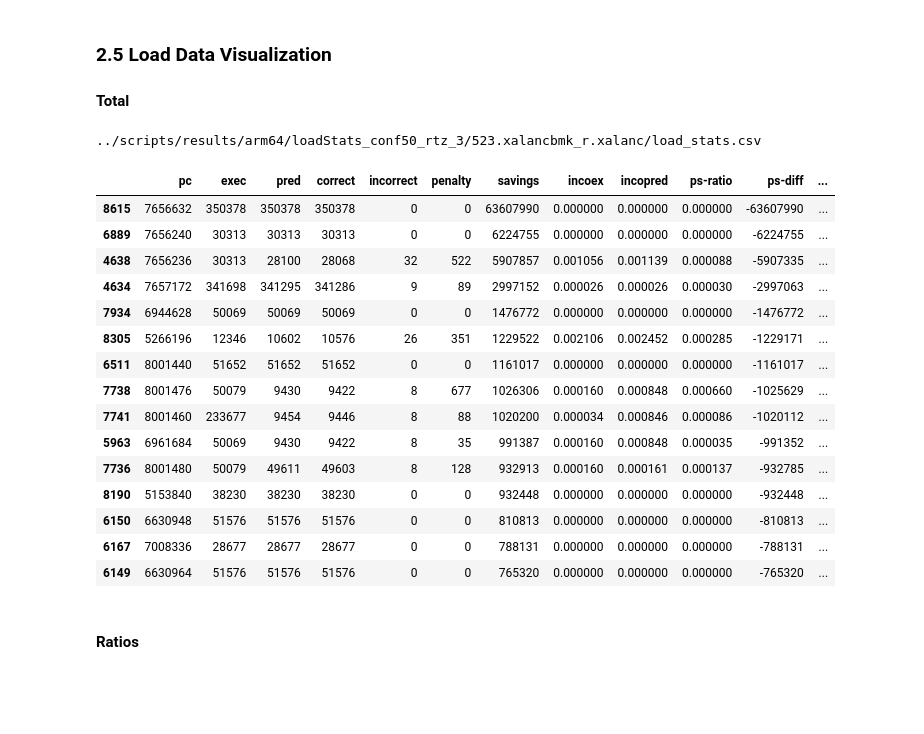
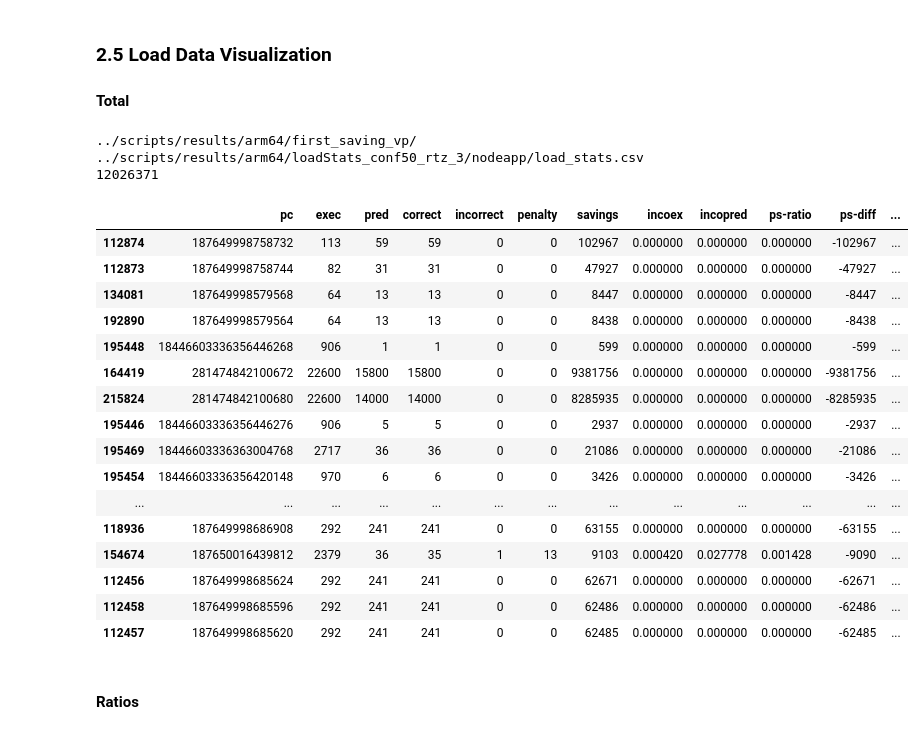
Before and after one commit to g4mjak/gem5-svr-bench-scripts, a Jupyter notebook: script_svr-bench/script_plot.ipynb, the cells around one changed output. Cells and saved outputs as stored; diff of their text form; code cells hidden in the pictures; blank space fills up the shorter version.

Commit message:
Update scripts: Savings Predictor etc.

```diff
--- a/script_svr-bench/script_plot.ipynb
+++ b/script_svr-bench/script_plot.ipynb
@@ -12,15 +12,16 @@ import plotly as pl
 import plotly.graph_objects as go
 import plotly.io as pio
 import plotly.express as px
-import altair as alt
 import ast
 
-#---Data---#
 #---Data---#
 BMS = ["nodeapp","mediawiki","compression","dacapo-spring","dacapo-luindex","dacapo-lusearch","renaissance-http","renaissance-chirper",
        "502.gcc_r.gcc-pp.opts-O3_-finline-limit_36000","505.mcf_r.inp","523.xalancbmk_r.xalanc","531.deepsjeng_r.ref","541.leela_r.ref"]
 
 CONF = [2,4,6,8,12,16,24,32,40,50,60,75,100,125,150,175,200]
+SAVE = [2,3,4,5,6,7,8,9,10,11,12,13,14,15,16,17,18,19,20,21,22,23,24,25,30,40,50,75,100]
+ALPHA = [0.05,0.1,0.2,0.3,0.4]
+
 
 STATS_PREFIX = {
     "multicore": "board.processor.cores1.core.",
@@ -51,8 +52,10 @@ data = {
     "min-confidence" : 2,
     "max-confidence" : 31,
     "confidence" : CONF,
+    "save" : SAVE,
+    "alpha" : ALPHA,
     "bms" : BMS,
-    "experiment" : "noStride_newConf_delay8_rtz",
+    "experiment" : "first_saving_vp",
     "stats" : STATS,
     "stats_prefix" : STATS_PREFIX,
     "use_stride" : False
@@ -64,7 +67,15 @@ data["stats_path"] = f"../scripts/results/arm64/{data["experiment"]}/"
 with open("config.json", "w") as f:
     json.dump(data, f, indent=4)
 
-pio.templates.default = "simple_white"
+pio.templates.default = "plotly_white"
+
+# colors=[
+#     "#E69F00", "#56B4E9", "#009E73",
+#     "#F0E442", "#0072B2", "#D55E00",
+#     "#CC79A7", "#000000",
+#     "#999999", "#44AA99", "#882255",
+#     "#DDCC77", "#88CCEE"]
+colors=px.colors.qualitative.Plotly
 
 
 #---CHECKS---#
@@ -168,7 +179,7 @@ for exp in experiments:
     fig.update_xaxes(showgrid=True, gridcolor="lightgray", gridwidth=1,title_font=dict(size=20))
     fig.update_yaxes(showgrid=True, gridcolor="lightgray", gridwidth=1,title_font=dict(size=20))
     fig.show()
-    fig.write_image(f"temp/plot_{exp}.png", width=1600, height=800, scale=2)
+    #fig.write_image(f"temp/plot_{exp}.png", width=1600, height=800, scale=2)
 #----#
 
 base = pd.read_csv(f"results/baseCase_delay3/results.csv")
@@ -206,12 +217,15 @@ for exp in experiments:
     fig.update_xaxes(showgrid=True, gridcolor="lightgray", gridwidth=1,title_font=dict(size=50))
     fig.update_yaxes(showgrid=True, gridcolor="lightgray", gridwidth=1,title_font=dict(size=50))
     fig.show()
-    fig.write_image(f"temp/plot_{exp}.png", width=4000, height=4000, scale=5)
+    #fig.write_image(f"temp/plot_{exp}.png", width=4000, height=4000, scale=5)
 # %% [markdown]
 ### 2.2 Val comparisons
 #### 2.2.1 Lines
 # %%
 pio.templates.default = "simple_white"
+
+data["experiment"]="noStride_newConf_delay8_rtz_64KiBTab"
+data["result_path"]= f"results/{data["experiment"]}/"
 
 x_col = "confidence"
 y_cols = list(data["stats"].keys())
@@ -456,11 +470,11 @@ def split(df):
 
 ###Specifiy Parameters###
 exp="loadStats_conf50_rtz_3"
-#bm="nodeapp"
-bm="502.gcc_r.gcc-pp.opts-O3_-finline-limit_36000"
-bm="523.xalancbmk_r.xalanc"
+bm="nodeapp"
+#bm="502.gcc_r.gcc-pp.opts-O3_-finline-limit_36000"
+#bm="523.xalancbmk_r.xalanc"
 name_file="load_stats.csv"
-
+print(data["stats_path"])
 path=data["stats_path"][:-len(data["experiment"])-1]+exp+"/"+bm+"/"+name_file
 print(path)
 
@@ -475,52 +489,56 @@ df["ps-diff"]=df["penalty"]-df["savings"]
 df["avg-penalty"]=df["penalty"]/df["incorrect"]
 df["avg-savings"]=df["savings"]/df["correct"]
 
+print(df["pred"].sum())
 
 df.to_csv("temp/temp.csv")
 
-num=15
-top = df.sort_values("savings", ascending=False).head(num)
+num=25
+top = df.sort_values("avg-savings", ascending=False).head(num)
 #top["pc_s"] = top["pc"].astype(str)
 
 fig = go.Figure()
 fig.add_bar(x=top["pc"], y=top["exec"], name="exec", marker_color="darkslategray")
 fig.add_bar(x=top["pc"], y=top["pred"], name="pred", marker_color="navy")
 fig.add_bar(x=top["pc"], y=top["penalty"], name="penalty", marker_color="tomato")
 fig.add_bar(x=top["pc"], y=top["savings"], name="savings", marker_color="yellowgreen")
 fig.add_bar(x=top["pc"], y=top["incorrect"], name="incorrect", marker_color="firebrick")
 fig.add_bar(x=top["pc"], y=top["correct"], name="correct", marker_color="green")
 
 fig.update_layout(
     barmode="group",
     title=f"Top {num} Loads from {bm}, {exp}",
     xaxis_title="PC of Loads",
     yaxis=dict(
         title="Values",
         side="left",
         type="log",
         showgrid=True
     ),
 )
 fig.show()
 display(top)
 # %% [output]
-../scripts/results/arm64/loadStats_conf50_rtz_3/523.xalancbmk_r.xalanc/load_stats.csv
+../scripts/results/arm64/first_saving_vp/
+../scripts/results/arm64/loadStats_conf50_rtz_3/nodeapp/load_stats.csv
+12026371
 |  | pc | exec | pred | correct | incorrect | penalty | savings | incoex | incopred | ps-ratio | ps-diff | ... |
-| 8615 | 7656632 | 350378 | 350378 | 350378 | 0 | 0 | 63607990 | 0.000000 | 0.000000 | 0.000000 | -63607990 | ... |
-| 6889 | 7656240 | 30313 | 30313 | 30313 | 0 | 0 | 6224755 | 0.000000 | 0.000000 | 0.000000 | -6224755 | ... |
-| 4638 | 7656236 | 30313 | 28100 | 28068 | 32 | 522 | 5907857 | 0.001056 | 0.001139 | 0.000088 | -5907335 | ... |
-| 4634 | 7657172 | 341698 | 341295 | 341286 | 9 | 89 | 2997152 | 0.000026 | 0.000026 | 0.000030 | -2997063 | ... |
-| 7934 | 6944628 | 50069 | 50069 | 50069 | 0 | 0 | 1476772 | 0.000000 | 0.000000 | 0.000000 | -1476772 | ... |
-| 8305 | 5266196 | 12346 | 10602 | 10576 | 26 | 351 | 1229522 | 0.002106 | 0.002452 | 0.000285 | -1229171 | ... |
-| 6511 | 8001440 | 51652 | 51652 | 51652 | 0 | 0 | 1161017 | 0.000000 | 0.000000 | 0.000000 | -1161017 | ... |
-| 7738 | 8001476 | 50079 | 9430 | 9422 | 8 | 677 | 1026306 | 0.000160 | 0.000848 | 0.000660 | -1025629 | ... |
-| 7741 | 8001460 | 233677 | 9454 | 9446 | 8 | 88 | 1020200 | 0.000034 | 0.000846 | 0.000086 | -1020112 | ... |
-| 5963 | 6961684 | 50069 | 9430 | 9422 | 8 | 35 | 991387 | 0.000160 | 0.000848 | 0.000035 | -991352 | ... |
-| 7736 | 8001480 | 50079 | 49611 | 49603 | 8 | 128 | 932913 | 0.000160 | 0.000161 | 0.000137 | -932785 | ... |
-| 8190 | 5153840 | 38230 | 38230 | 38230 | 0 | 0 | 932448 | 0.000000 | 0.000000 | 0.000000 | -932448 | ... |
-| 6150 | 6630948 | 51576 | 51576 | 51576 | 0 | 0 | 810813 | 0.000000 | 0.000000 | 0.000000 | -810813 | ... |
-| 6167 | 7008336 | 28677 | 28677 | 28677 | 0 | 0 | 788131 | 0.000000 | 0.000000 | 0.000000 | -788131 | ... |
-| 6149 | 6630964 | 51576 | 51576 | 51576 | 0 | 0 | 765320 | 0.000000 | 0.000000 | 0.000000 | -765320 | ... |
+| 112874 | 187649998758732 | 113 | 59 | 59 | 0 | 0 | 102967 | 0.000000 | 0.000000 | 0.000000 | -102967 | ... |
+| 112873 | 187649998758744 | 82 | 31 | 31 | 0 | 0 | 47927 | 0.000000 | 0.000000 | 0.000000 | -47927 | ... |
+| 134081 | 187649998579568 | 64 | 13 | 13 | 0 | 0 | 8447 | 0.000000 | 0.000000 | 0.000000 | -8447 | ... |
+| 192890 | 187649998579564 | 64 | 13 | 13 | 0 | 0 | 8438 | 0.000000 | 0.000000 | 0.000000 | -8438 | ... |
+| 195448 | 18446603336356446268 | 906 | 1 | 1 | 0 | 0 | 599 | 0.000000 | 0.000000 | 0.000000 | -599 | ... |
+| 164419 | 281474842100672 | 22600 | 15800 | 15800 | 0 | 0 | 9381756 | 0.000000 | 0.000000 | 0.000000 | -9381756 | ... |
+| 215824 | 281474842100680 | 22600 | 14000 | 14000 | 0 | 0 | 8285935 | 0.000000 | 0.000000 | 0.000000 | -8285935 | ... |
+| 195446 | 18446603336356446276 | 906 | 5 | 5 | 0 | 0 | 2937 | 0.000000 | 0.000000 | 0.000000 | -2937 | ... |
+| 195469 | 18446603336363004768 | 2717 | 36 | 36 | 0 | 0 | 21086 | 0.000000 | 0.000000 | 0.000000 | -21086 | ... |
+| 195454 | 18446603336356420148 | 970 | 6 | 6 | 0 | 0 | 3426 | 0.000000 | 0.000000 | 0.000000 | -3426 | ... |
+| ... | ... | ... | ... | ... | ... | ... | ... | ... | ... | ... | ... | ... |
+| 118936 | 187649998686908 | 292 | 241 | 241 | 0 | 0 | 63155 | 0.000000 | 0.000000 | 0.000000 | -63155 | ... |
+| 154674 | 187650016439812 | 2379 | 36 | 35 | 1 | 13 | 9103 | 0.000420 | 0.027778 | 0.001428 | -9090 | ... |
+| 112456 | 187649998685624 | 292 | 241 | 241 | 0 | 0 | 62671 | 0.000000 | 0.000000 | 0.000000 | -62671 | ... |
+| 112458 | 187649998685596 | 292 | 241 | 241 | 0 | 0 | 62486 | 0.000000 | 0.000000 | 0.000000 | -62486 | ... |
+| 112457 | 187649998685620 | 292 | 241 | 241 | 0 | 0 | 62485 | 0.000000 | 0.000000 | 0.000000 | -62485 | ... |
 # %% [markdown]
 #### Ratios
 # %%
```
Also changed, not shown: parts of 17 cells of this notebook, 2 other files.
